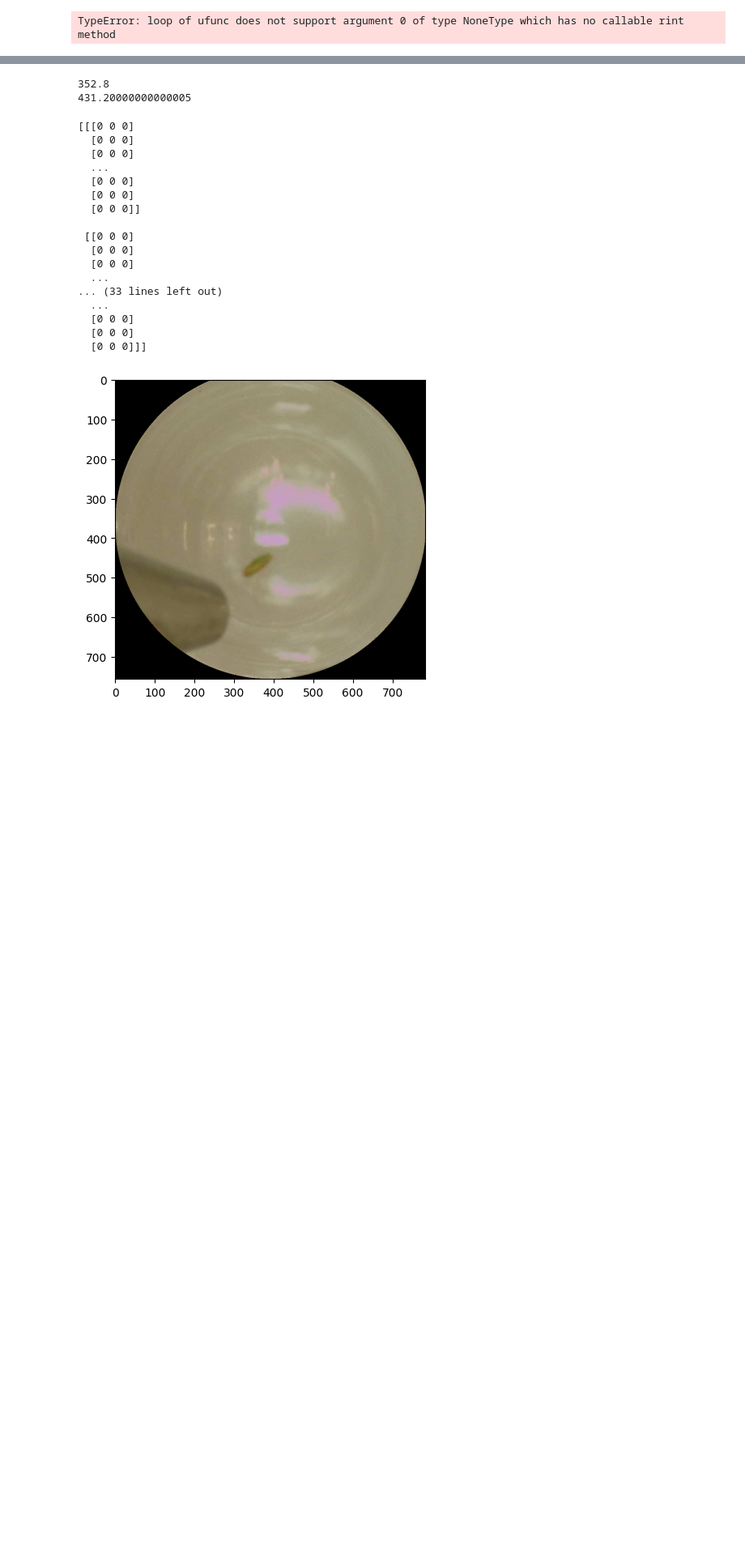
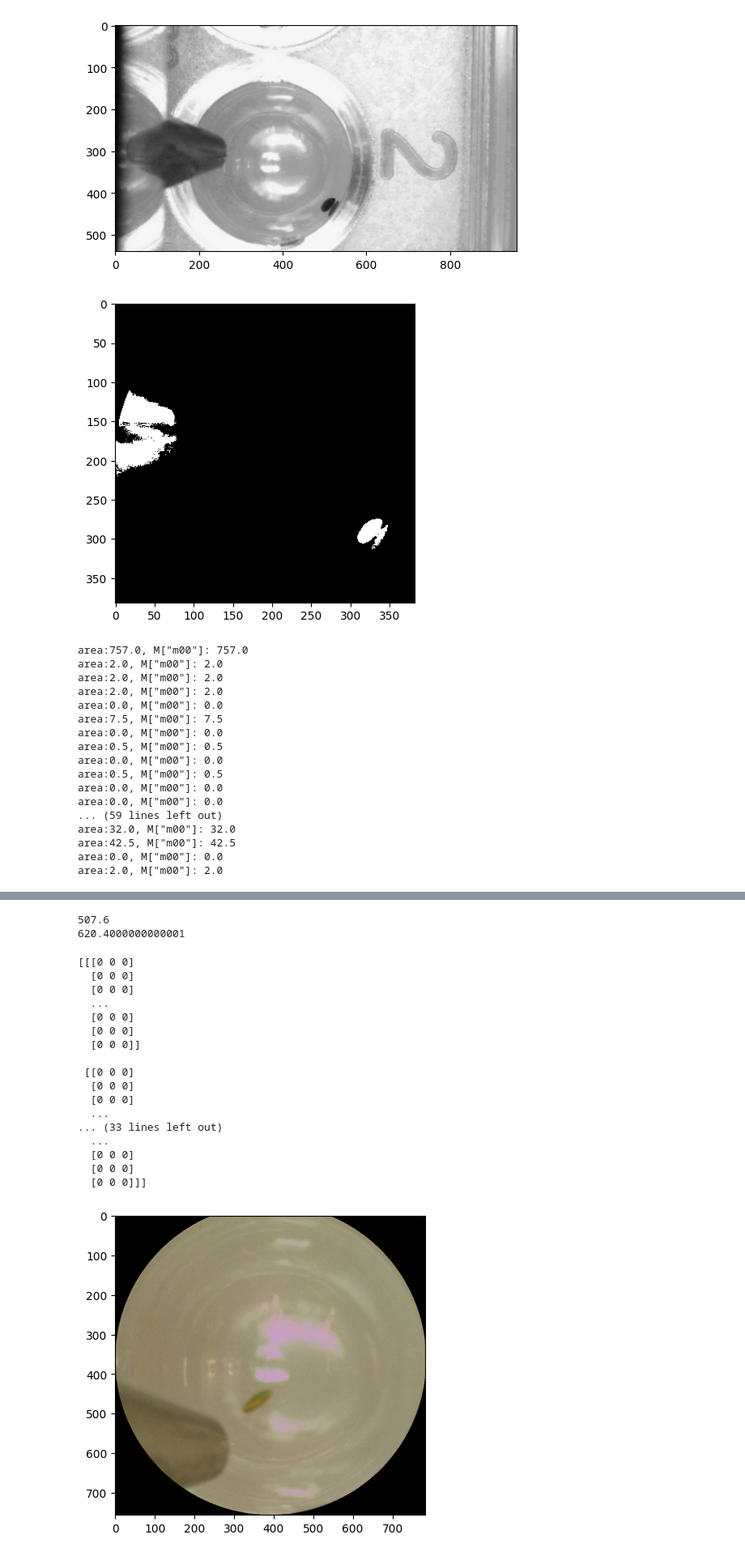
Before and after one commit to chuangjim/transplant_system, a Jupyter notebook: automation/src/hole_egg_detection/hole_egg_detection.ipynb, the cells around one changed output, grey strips where cells are left out. Shown: that part at 81% size. Saved outputs shown, nothing was run; the diff lists cells and outputs as text; code cells hidden in the pictures; blank space fills up the shorter version.

```diff
--- a/automation/src/hole_egg_detection/hole_egg_detection.ipynb
+++ b/automation/src/hole_egg_detection/hole_egg_detection.ipynb
@@ -10,48 +10,67 @@ def show_rgb(img):
 def show(img):
     plt.imshow(img,cmap='gray')
     plt.show()
-img = cv2.imread('../../data/img/inhold_egg/test/420.jpg')
+# img = cv2.imread('../../data/img/inhold_egg/test/420.jpg')
+img = cv2.imread('../../data/img/inhold_egg/dataset_15/12.jpg')
 # %%
 # show_rgb(img)
 img_b, img_g, img_r= cv2.split(img)
 img_b = cv2.resize(img_b, (960, 540))
-# show(img_b)
+show(img_b)
 # reverse
 img_rev = 255 - img_b
 circles = cv2.HoughCircles(img_rev,cv2.HOUGH_GRADIENT,1,600,
-                            param1=50,param2=50,minRadius=352,maxRadius=470)
+                            param1=50,param2=50,minRadius=176,maxRadius=235)
 circles = np.uint16(np.around(circles))
 img_draw = img_rev.copy()
 # for i in circles[0,:]:
 #     cv2.circle(img_draw,(i[0],i[1]),i[2],(0,255,0),2)
 #     cv2.circle(img_draw,(i[0],i[1]),2,(0,0,255),3)
 # show(img_draw)
 min = np.argmin(circles[0,:], axis=0)[0]
 circle = circles[0,:][min]
-mask = np.full(img.shape[:2], 0, dtype=np.uint8)
+mask = np.full(img_b.shape[:2], 0, dtype=np.uint8)
 mask = cv2.circle(mask, (circle[0], circle[1]), circle[2], (255, 255, 255),-1)
 img_draw = cv2.bitwise_and(img_draw, img_draw, mask=mask)
 y1 = int(circle[1])-circle[2] if (int(circle[1])-circle[2]) > 0 else 0
 y2 = int(circle[1])+circle[2] if (int(circle[1])+circle[2]) < 1080 else 1080
 x1 = int(circle[0])-circle[2] if (int(circle[0])-circle[2]) > 0 else 0
 x2 = int(circle[0])+circle[2] if (int(circle[0])+circle[2]) < 1920 else 1920
 img_draw = img_draw[y1:y2, x1:x2]
 # show(img_draw)
 ret, img_th = cv2.threshold(img_draw,170,255,cv2.THRESH_BINARY)
-# show(img_th)
+show(img_th)
 # find contours in the binary image
 contours, hierarchy = cv2.findContours(img_th, cv2.RETR_TREE, cv2.CHAIN_APPROX_SIMPLE)
 for c in contours:
     # calculate moments for each contour
     M = cv2.moments(c)
     # print(f'area:{cv2.contourArea(c)}, M["m00"]: {M["m00"]}')
-    if 1800 < cv2.contourArea(c) < 3000:
+    if 507 < cv2.contourArea(c) < 800:
         # calculate x,y coordinate of center
         cX = int(M["m10"] / M["m00"])
         cY = int(M["m01"] / M["m00"])
         cv2.circle(img_draw, (cX, cY), 5, (255, 0, 0), -1)
-        cv2.putText(img_draw, f'({cX}, {cY})', (cX - 25, cY - 25), cv2.FONT_HERSHEY_SIMPLEX, 2, (0, 255, 255), 2)
-# show(img_draw)
+        cv2.putText(img_draw, f'({cX}, {cY})', (cX - 25, cY - 25), cv2.FONT_HERSHEY_SIMPLEX, 1, (0, 255, 255), 1)
+show(img_draw)
 # cv2.imwrite('center.jpg', img_draw)
 # %% [output]
+[figure, added]
+[figure, added]
-TypeError: loop of ufunc does not support argument 0 of type NoneType which has no callable rint method
+area:757.0, M["m00"]: 757.0
+area:2.0, M["m00"]: 2.0
+area:2.0, M["m00"]: 2.0
+area:2.0, M["m00"]: 2.0
+area:0.0, M["m00"]: 0.0
+area:7.5, M["m00"]: 7.5
+area:0.0, M["m00"]: 0.0
+area:0.5, M["m00"]: 0.5
+area:0.0, M["m00"]: 0.0
+area:0.5, M["m00"]: 0.5
+area:0.0, M["m00"]: 0.0
+area:0.0, M["m00"]: 0.0
+... (59 lines left out)
+area:32.0, M["m00"]: 32.0
+area:42.5, M["m00"]: 42.5
+area:0.0, M["m00"]: 0.0
+area:2.0, M["m00"]: 2.0
@@ -58,9 +78,9 @@ TypeError: loop of ufunc does not support argument 0 of type NoneType which has
 # %%
-print(392*0.9)
-print(392*1.1)
+print(564*0.9)
+print(564*1.1)
 # %% [output]
-352.8
-431.20000000000005
+507.6
+620.4000000000001
 # %%
 
 print(img_draw)
```
Also changed, not shown: parts of 1 cell of this notebook.
